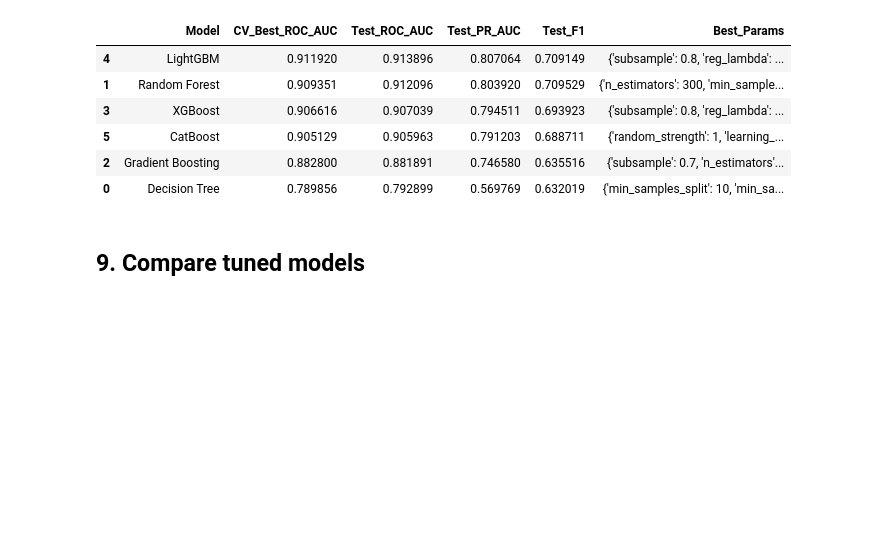
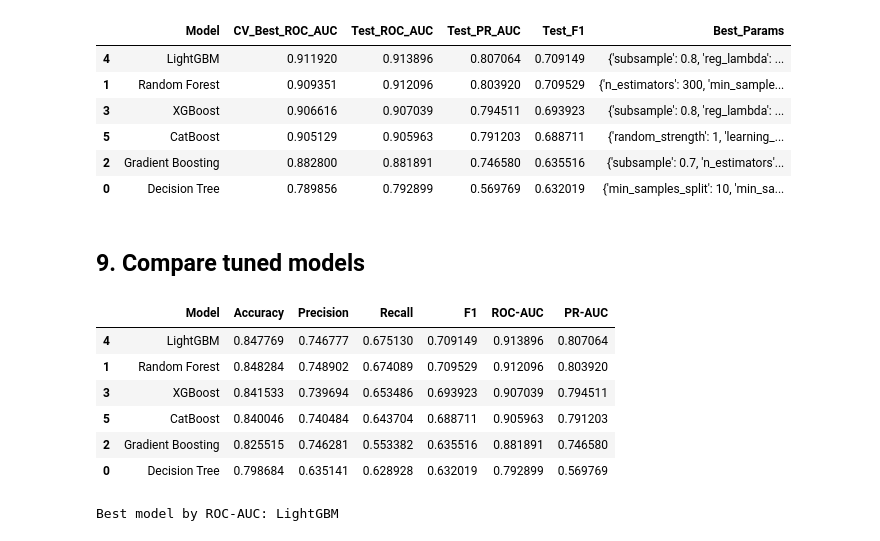
Before and after one commit to nuespringramalimarouane-prog/Hotel-Booking-Cancellation-Prediction, a Jupyter notebook: hotel_booking_cancellation.ipynb, the cells around one changed output. Drawn from its saved outputs; the diff is of its cells as text; code cells hidden in the pictures; blank space fills up the shorter version.

```diff
--- a/hotel_booking_cancellation.ipynb
+++ b/hotel_booking_cancellation.ipynb
@@ -486,3 +486,30 @@ Tuning CatBoost...
 | 0 | Decision Tree | 0.789856 | 0.792899 | 0.569769 | 0.632019 | {'min_samples_split': 10, 'min_sa... |
 # %% [markdown]
 ## 9. Compare tuned models
+# %%
+rows=[]
+for name, model in tuned.items():
+    if name == "CatBoost":
+        pred=model.predict(Xte_cat).astype(int).ravel(); prob=model.predict_proba(Xte_cat)[:,1]
+    else:
+        pred=model.predict(X_test_enc); prob=model.predict_proba(X_test_enc)[:,1]
+    rows.append({"Model":name, "Accuracy":accuracy_score(y_test,pred),
+                 "Precision":precision_score(y_test,pred,zero_division=0),
+                 "Recall":recall_score(y_test,pred,zero_division=0),
+                 "F1":f1_score(y_test,pred,zero_division=0),
+                 "ROC-AUC":roc_auc_score(y_test,prob),
+                 "PR-AUC":average_precision_score(y_test,prob)})
+
+tuned_results=pd.DataFrame(rows).sort_values("ROC-AUC",ascending=False)
+display(tuned_results)
+BEST_NAME=tuned_results.iloc[0]["Model"]
+print("Best model by ROC-AUC:", BEST_NAME)
+# %% [output]
+|  | Model | Accuracy | Precision | Recall | F1 | ROC-AUC | PR-AUC |
+| 4 | LightGBM | 0.847769 | 0.746777 | 0.675130 | 0.709149 | 0.913896 | 0.807064 |
+| 1 | Random Forest | 0.848284 | 0.748902 | 0.674089 | 0.709529 | 0.912096 | 0.803920 |
+| 3 | XGBoost | 0.841533 | 0.739694 | 0.653486 | 0.693923 | 0.907039 | 0.794511 |
+| 5 | CatBoost | 0.840046 | 0.740484 | 0.643704 | 0.688711 | 0.905963 | 0.791203 |
+| 2 | Gradient Boosting | 0.825515 | 0.746281 | 0.553382 | 0.635516 | 0.881891 | 0.746580 |
+| 0 | Decision Tree | 0.798684 | 0.635141 | 0.628928 | 0.632019 | 0.792899 | 0.569769 |
+Best model by ROC-AUC: LightGBM
```
Also changed, not shown: parts of 2 cells of this notebook.
